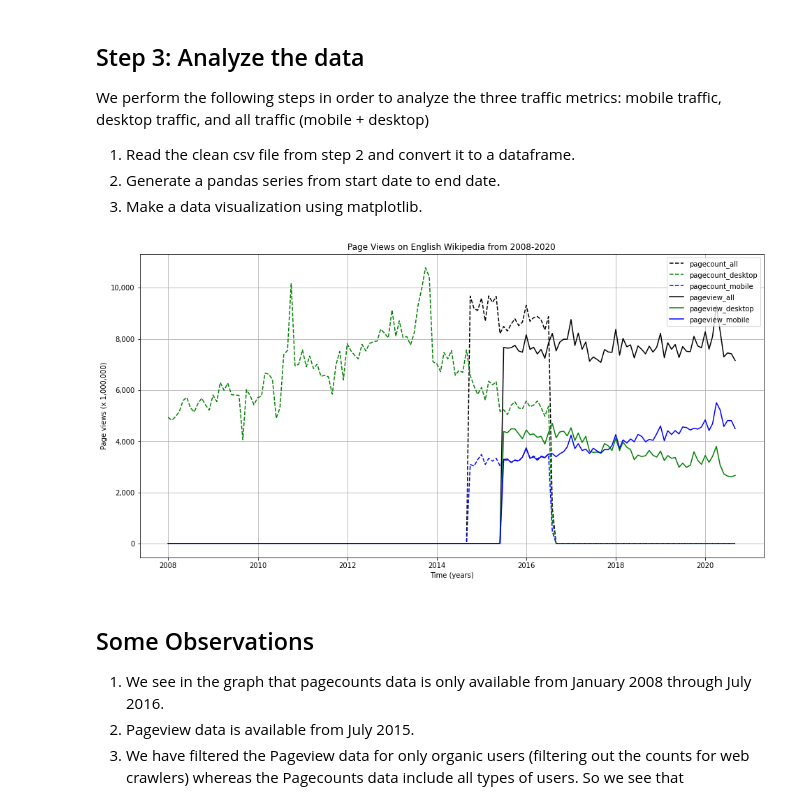
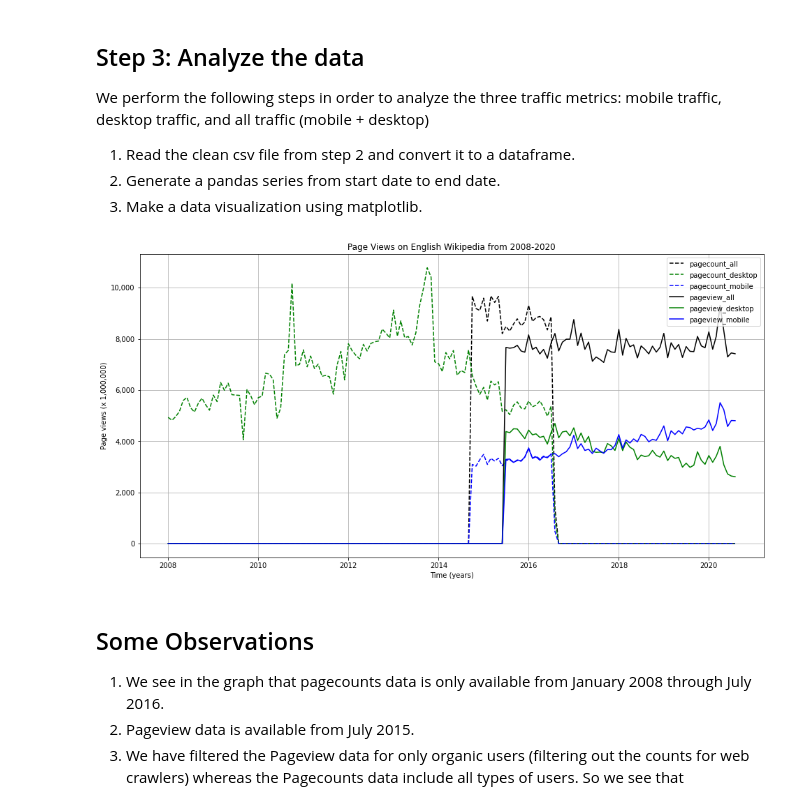
Before and after one commit to KirtiKharb/data-512, a Jupyter notebook: data-512-a1/hcds_a1_data_curation.ipynb, the cells around one changed output. Cells and saved outputs as stored; diff of their text form; code cells hidden in the pictures.

```diff
--- a/data-512-a1/hcds_a1_data_curation.ipynb
+++ b/data-512-a1/hcds_a1_data_curation.ipynb
@@ -129,10 +129,10 @@ We perform the following steps to process pagecounts data
 5. Rename columns.
 # %%
 # 1. Convert all json files to pandas dataframe
-with open('data/raw/pagecounts_desktop-site_200801-201608.json') as f:
+with open('data/raw/pagecounts_desktop-site_200801-202008.json') as f:
     pagecount_desktop = pd.DataFrame.from_dict(json.load(f)["items"],orient='columns')
 
-with open('data/raw/pagecounts_mobile-site_200801-201608.json') as f:
+with open('data/raw/pagecounts_mobile-site_200801-202008.json') as f:
     pagecount_mobile = pd.DataFrame.from_dict(json.load(f)["items"],orient='columns')
 
 # 2. Drop unwanted columns
@@ -160,13 +160,13 @@ We perform the following steps to process pageviews data
 6. Rename columns.
 # %%
 # 1. Convert all json files to pandas dataframe
-with open('data/raw/pageviews_desktop-site_201507-202009.json') as f:
+with open('data/raw/pageviews_desktop-site_200801-202008.json') as f:
     pageview_desktop = pd.DataFrame.from_dict(json.load(f)["items"],orient='columns')
 
-with open('data/raw/pageviews_mobile-site_201507-202009.json') as f:
+with open('data/raw/pageviews_mobile-site_200801-202008.json') as f:
     pageview_mobile_site = pd.DataFrame.from_dict(json.load(f)["items"],orient='columns')
 
-with open('data/raw/pageviews_mobile-app_201507-202009.json') as f:
+with open('data/raw/pageviews_mobile-app_200801-202008.json') as f:
     pageview_mobile_app = pd.DataFrame.from_dict(json.load(f)["items"],orient='columns')
 
 # 2. Add mobile site and mobile app to get all mobile views
@@ -222,41 +222,41 @@ import matplotlib.pyplot as plt
 from matplotlib.ticker import FuncFormatter
 # %%
 # 1. Read cleaned csv file
-total_views = pd.read_csv("data/clean/en-wikipedia_traffic_200801-202009.csv")
+total_views = pd.read_csv("data/clean/en-wikipedia_traffic_200801-202008.csv")
 
 # 2. Generate pandas series for the given time period
-xAxis = pd.date_range('2008-01', '2020-09', freq='MS')
+xAxis = pd.date_range('2008-01', '2020-08', freq='MS')
 
 # 3. Plot time-series for traffic data
 fig = plt.figure(figsize=(16, 8))
 
 # Show grid
 plt.grid(True)
 
 # Plot pagecounts using dashed lines
 plt.plot(xAxis, total_views["pagecount_all_views"],"k--", label = "pagecount_all")
 plt.plot(xAxis, total_views["pagecount_desktop_views"],"g--", label = "pagecount_desktop")
 plt.plot(xAxis, total_views["pagecount_mobile_views"],"b--", label = "pagecount_mobile")
 
 # Plot pageviews using solid lines
 plt.plot(xAxis, total_views["pageview_all_views"],"k",label = "pageview_all")
 plt.plot(xAxis, total_views["pageview_desktop_views"],"g",label = "pageview_desktop")
 plt.plot(xAxis, total_views["pageview_mobile_views"],"b", label = "pageview_mobile")
 
 # Add axes labels, title and legend
 ax = plt.gca()
 f = lambda x, pos: f'{x/10**6:,.0f}'
 ax.yaxis.set_major_formatter(FuncFormatter(f))
 plt.legend(loc=1)
 plt.xlabel("Time (years)")
 plt.ylabel("Page views (x 1,000,000)")
 plt.title("Page Views on English Wikipedia from 2008-2020")
 
 # Save plot
 plt.savefig('english-wikipedia-views-2008-2020.jpg')
 plt.show()
 # %% [output]
-[figure, old version]
+[figure, new version]
 # %% [markdown]
 ## Some Observations
 
```
Also changed, not shown: parts of 6 cells of this notebook, 11 other files.
